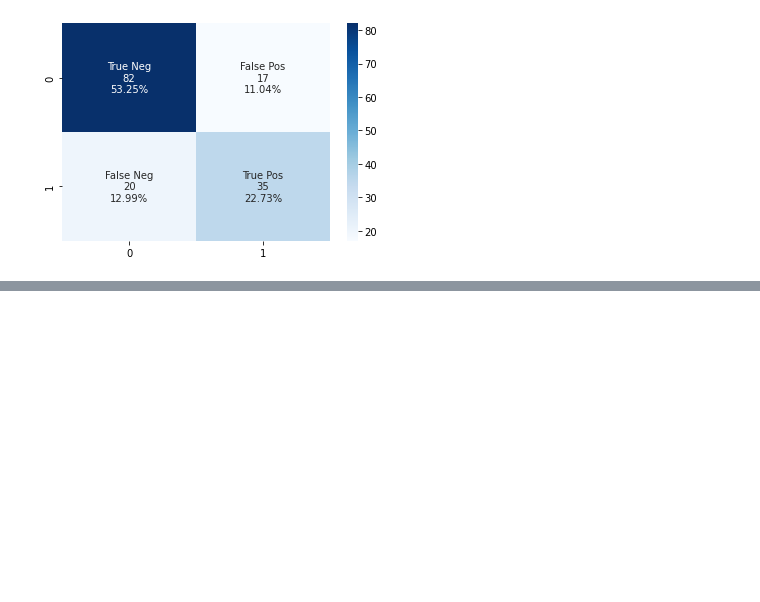
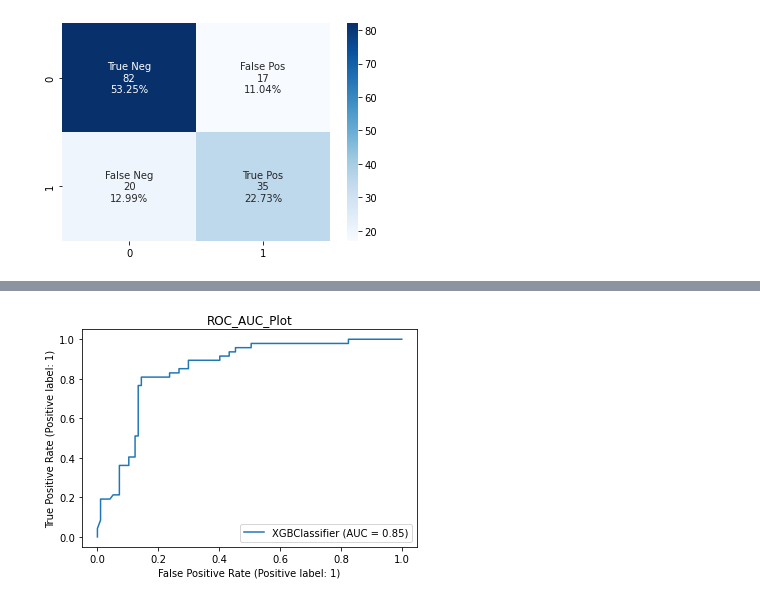
Before and after one commit to ismailucrn/Diabetes-Analysis-and-Classification, a Jupyter notebook: notebook.ipynb, the cells around one changed output, grey strips where cells are left out. Cells and saved outputs as stored; diff of their text form; code cells hidden in the pictures; blank space fills up the shorter version.

```diff
--- a/notebook.ipynb
+++ b/notebook.ipynb
@@ -466,0 +601,3 @@ weighted avg       0.82      0.82      0.82       154
+# %%
+model(optuna_xgb_z,x_train,y_train,x_test,y_test)
+# %% [output]
@@ -466,0 +621 @@ weighted avg       0.82      0.82      0.82       154
+[figure, added]
```
Also changed, not shown: parts of 15 cells of this notebook.
